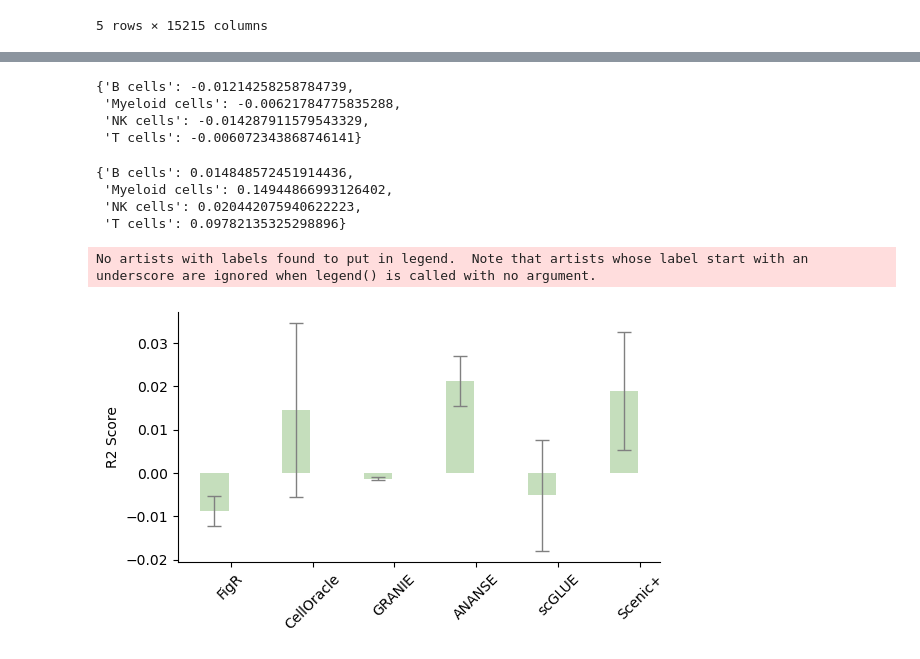
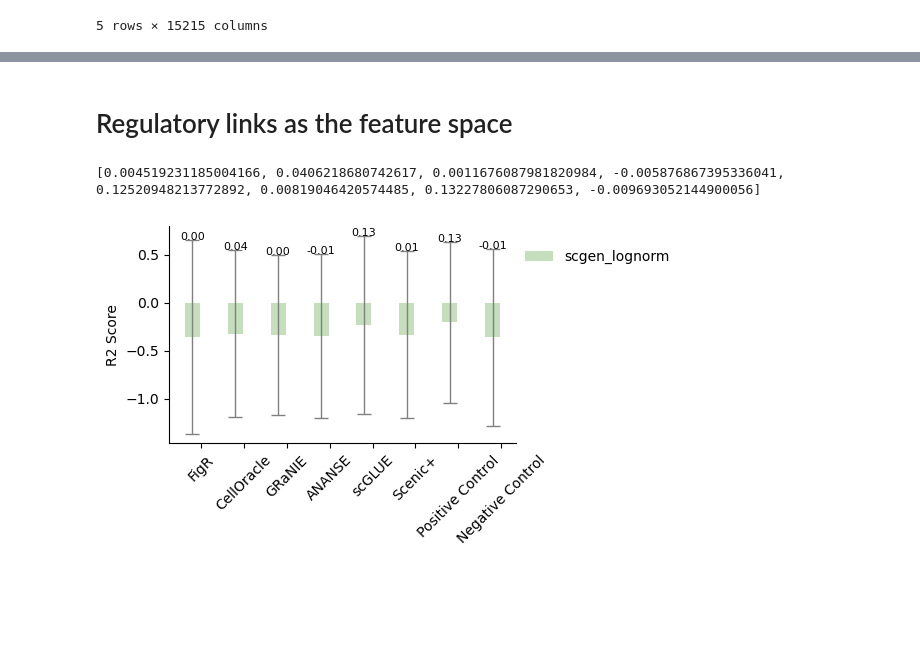
Before and after one commit to janursa/grn_benchmark, a Jupyter notebook: notebooks/main.ipynb, the cells around one changed output, grey strips where cells are left out. Cells and saved outputs as stored; diff of their text form; code cells hidden in the pictures; blank space fills up the shorter version.

```diff
--- a/notebooks/main.ipynb
+++ b/notebooks/main.ipynb
@@ -1069,16 +1072,16 @@ df_train.head()
 # %%
 cell_type_index = df_train.index.get_level_values('cell_type').astype(str)
 # %%
-# grn_model_names = ['figr', 'celloracle', 'granie', 'ananse', 'scglue', 'scenicplus']
-grn_model_names = ['celloracle', 'scenicplus']
+grn_model_names = ['figr', 'celloracle', 'granie', 'ananse', 'scglue', 'scenicplus']
+# grn_model_names = ['celloracle', 'scenicplus']
 
 grn_models_dict = {}
 for name in grn_model_names:
     grn_models_dict[name] = pd.read_csv(f'../output/benchmark/grn_models/{name}.csv', index_col=0)
 
 # grn_models_dict = {}
-# baselines = ['positive_control', 'negative_control']
-baselines = ['positive_control']
+baselines = ['positive_control', 'negative_control']
+# baselines = ['positive_control']
 for name in baselines:
     grn_models_dict[name] = pd.read_csv(f'../output/benchmark/baseline_models/{name}.csv', index_col=0)
 # %%
@@ -1260,18 +1259,9 @@ KeyboardInterrupt:
-# %%
-output
-# %% [output]
-{'B cells': -0.01214258258784739,
- 'Myeloid cells': -0.00621784775835288,
- 'NK cells': -0.014287911579543329,
- 'T cells': -0.006072343868746141}
-# %%
-#scenicplus
-output
-# %% [output]
-{'B cells': 0.014848572451914436,
- 'Myeloid cells': 0.14944866993126402,
- 'NK cells': 0.020442075940622223,
- 'T cells': 0.09782135325298896}
+# %% [markdown]
+# Regulatory links as the feature space
+# %%
+reg_type = 'GB'
+alpha = str(0.8)
+norm_method = 'scgen_lognorm'
 # %%
 fig, ax = plt.subplots(1, 1, figsize=(6, 3.5))
 
@@ -1282,58 +1272,63 @@ width = .35
 score_lower_t = -1
 
 handles = []  # To store legend handles
-for i_plot, norm_method in enumerate([None]):
+for i_plot, norm_method in enumerate([norm_method]):
     # --- read the scores
     model_names = []
     mean_score_list = []
     scores_all_list = []
     sig_sign_list = []
-    # for grn_model in grn_models_dict.keys():
-    for grn_model in ['figr', 'celloracle', 'granie', 'ananse', 'scglue', 'scenicplus']:
-        file = f'{work_dir}/benchmark/scores/{reg_type}/{norm_method}/{grn_model}_None.json'
+    for grn_model in grn_models_dict.keys():
+    # for grn_model in ['figr', 'celloracle', 'granie', 'ananse', 'scglue', 'scenicplus']:
+        file = f'{work_dir}/benchmark/scores/{reg_type}/{alpha}/{norm_method}/{grn_model}_None.json'
         if not os.path.isfile(file):
             print(f'{file} doesnt exist')
             continue
         with open(file, 'r') as f:
             scores_dict = json.load(f)
-            scores_all = np.asarray(list(scores_dict.values()))
-            mean_score = np.mean(scores_all) #mean_score_r2
+            # print(scores_dict.keys())
+            # aa
+            # scores_all = np.asarray(list(scores_dict.values()))
+            # mean_score = np.mean(scores_all) #mean_score_r2
+            scores_all = scores_dict['gene_scores_r2']
+            mean_score = scores_dict['mean_score_r2']
+
         model_names.append(grn_model)
         mean_score_list.append(mean_score)
         scores_all_list.append(scores_all)
-
+    print(mean_score_list)
     # plot
     x_ticks = range(len(model_names))
     x_positions = [xx + (offset * (i_plot - 0.5)) for xx in x_ticks]
     error_kw = {'ecolor': 'gray', 'capsize': 5, 'capthick': 1, 'elinewidth': 1}
 
     y_positions = np.mean(scores_all_list, axis=1)
     std = np.std(scores_all_list, axis=1)
     # norm_method = surragate_names[norm_method]
     ax.bar(x_positions, height=y_positions, yerr=std, capsize=5, alpha=0.7,  width=width, color=legend_colors[i_plot], error_kw=error_kw, label=norm_method)
-
+    # ax.violin(y_positions)
 
     ax.set_xticks(x_ticks)
     ax.set_xticklabels([surragate_names[name] for name in model_names], rotation=45)
     ax.set_ylabel('R2 Score')
     # ax.set_ylim([0, .7])
 
     #-- annotate
-    # for ii, x_pos in enumerate(x_positions):
-    #     y_pos = y_positions[ii] + std[ii] + .2 * i_plot
-    #     txt = f'{mean_score_list[ii]:.2f}'
-    #     ax.text(x_pos, y_pos, txt, ha='center', color='black', fontsize=8)
+    for ii, x_pos in enumerate(x_positions):
+        y_pos = y_positions[ii] + std[ii] + .3 * i_plot
+        txt = f'{mean_score_list[ii]:.2f}'
+        ax.text(x_pos, y_pos, txt, ha='center', color='black', fontsize=8)
 ax.legend(loc=(1.01,.8), frameon=False)
 # # Correcting text annotations with offset adjustments
 
 for side in ['right', 'top']:
     ax.spines[side].set_visible(False)
 
 plt.tight_layout()
 
-fig.savefig(f'{work_dir}/benchmark/figs/r2_scores.png', dpi=150, transparent=True)
+# fig.savefig(f'{work_dir}/benchmark/figs/r2_scores.png', dpi=150, transparent=True)
 
 plt.show()
 # %% [output]
-No artists with labels found to put in legend.  Note that artists whose label start with an underscore are ignored when legend() is called with no argument.
+[0.004519231185004166, 0.0406218680742617, 0.0011676087981820984, -0.005876867395336041, 0.12520948213772892, 0.00819046420574485, 0.13227806087290653, -0.009693052144900056]
-[figure, old version]
+[figure, new version]
```
Also changed, not shown: parts of 4 cells of this notebook, 5 other files.
